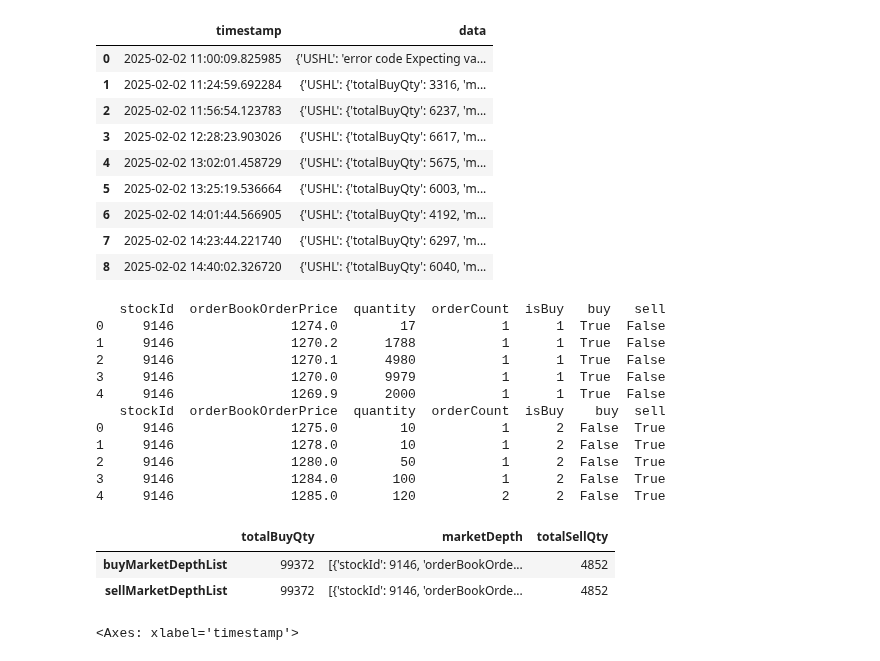
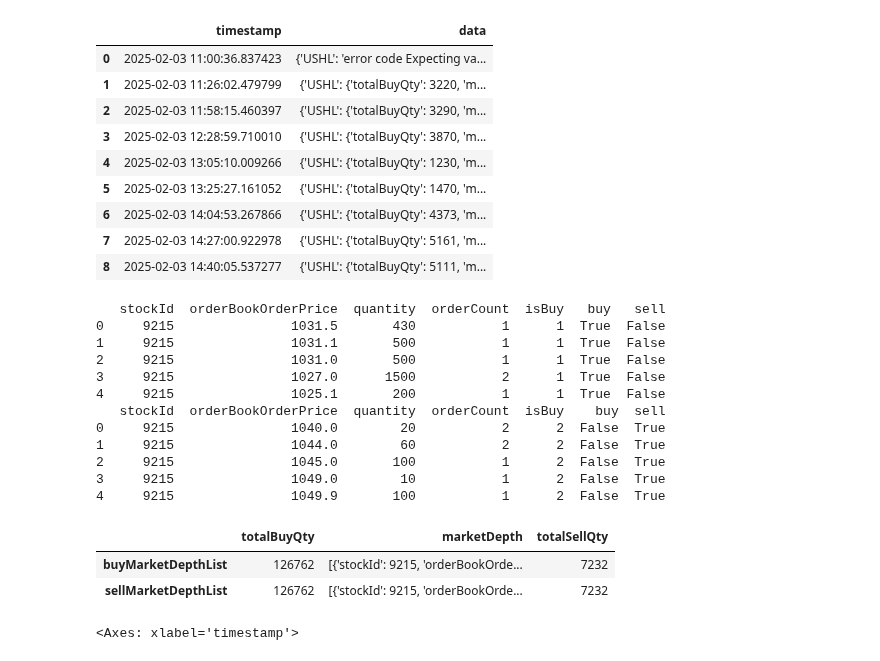
Before and after one commit to madhuko/nepse_depth, a Jupyter notebook: analytics.ipynb, the cells around one changed output. Drawn from its saved outputs; the diff is of its cells as text; code cells hidden in the pictures.

```diff
--- a/analytics.ipynb
+++ b/analytics.ipynb
@@ -9,20 +9,20 @@ import glob
 nepse = AsyncNepse()
 nepse.setTLSVerification(False)  # Temporary, until NEPSE sorts its SSL certificate problem
 # %%
-df=pd.read_json(r'files\2025\2025-02-02.json')
+df=pd.read_json(r'files\2025\2025-02-03.json')
 # df['id']=df['marketDepth'][0].get('buyMarketDepthList')[0].get('stockId')
 df
 # %% [output]
 |  | timestamp | data |
-| 0 | 2025-02-02 11:00:09.825985 | {'USHL': 'error code Expecting va... |
-| 1 | 2025-02-02 11:24:59.692284 | {'USHL': {'totalBuyQty': 3316, 'm... |
-| 2 | 2025-02-02 11:56:54.123783 | {'USHL': {'totalBuyQty': 6237, 'm... |
-| 3 | 2025-02-02 12:28:23.903026 | {'USHL': {'totalBuyQty': 6617, 'm... |
-| 4 | 2025-02-02 13:02:01.458729 | {'USHL': {'totalBuyQty': 5675, 'm... |
-| 5 | 2025-02-02 13:25:19.536664 | {'USHL': {'totalBuyQty': 6003, 'm... |
-| 6 | 2025-02-02 14:01:44.566905 | {'USHL': {'totalBuyQty': 4192, 'm... |
-| 7 | 2025-02-02 14:23:44.221740 | {'USHL': {'totalBuyQty': 6297, 'm... |
-| 8 | 2025-02-02 14:40:02.326720 | {'USHL': {'totalBuyQty': 6040, 'm... |
+| 0 | 2025-02-03 11:00:36.837423 | {'USHL': 'error code Expecting va... |
+| 1 | 2025-02-03 11:26:02.479799 | {'USHL': {'totalBuyQty': 3220, 'm... |
+| 2 | 2025-02-03 11:58:15.460397 | {'USHL': {'totalBuyQty': 3290, 'm... |
+| 3 | 2025-02-03 12:28:59.710010 | {'USHL': {'totalBuyQty': 3870, 'm... |
+| 4 | 2025-02-03 13:05:10.009266 | {'USHL': {'totalBuyQty': 1230, 'm... |
+| 5 | 2025-02-03 13:25:27.161052 | {'USHL': {'totalBuyQty': 1470, 'm... |
+| 6 | 2025-02-03 14:04:53.267866 | {'USHL': {'totalBuyQty': 4373, 'm... |
+| 7 | 2025-02-03 14:27:00.922978 | {'USHL': {'totalBuyQty': 5161, 'm... |
+| 8 | 2025-02-03 14:40:05.537277 | {'USHL': {'totalBuyQty': 5111, 'm... |
 # %%
 df_combined = pd.DataFrame()
 for i in df.index:
@@ -39,7 +39,7 @@ df_combined=pd.merge(df_combined, pd.DataFrame.from_dict(await nepse.getCompanyL
 df_combined.to_clipboard(index=False)
 # %%
 pos=7
-script="SMHL"
+script="MSHL"
 
 dict=df.iloc[pos]['data'][script]
 df1=pd.DataFrame.from_dict(dict["marketDepth"]["buyMarketDepthList"])
@@ -51,20 +51,20 @@ print(df2)
 pd.DataFrame.from_dict(dict)
 # %% [output]
    stockId  orderBookOrderPrice  quantity  orderCount  isBuy   buy   sell
-0     9146               1274.0        17           1      1  True  False
-1     9146               1270.2      1788           1      1  True  False
-2     9146               1270.1      4980           1      1  True  False
-3     9146               1270.0      9979           1      1  True  False
-4     9146               1269.9      2000           1      1  True  False
+0     9215               1031.5       430           1      1  True  False
+1     9215               1031.1       500           1      1  True  False
+2     9215               1031.0       500           1      1  True  False
+3     9215               1027.0      1500           2      1  True  False
+4     9215               1025.1       200           1      1  True  False
    stockId  orderBookOrderPrice  quantity  orderCount  isBuy    buy  sell
-0     9146               1275.0        10           1      2  False  True
-1     9146               1278.0        10           1      2  False  True
-2     9146               1280.0        50           1      2  False  True
-3     9146               1284.0       100           1      2  False  True
-4     9146               1285.0       120           2      2  False  True
+0     9215               1040.0        20           2      2  False  True
+1     9215               1044.0        60           2      2  False  True
+2     9215               1045.0       100           1      2  False  True
+3     9215               1049.0        10           1      2  False  True
+4     9215               1049.9       100           1      2  False  True
 |  | totalBuyQty | marketDepth | totalSellQty |
-| buyMarketDepthList | 99372 | [{'stockId': 9146, 'orderBookOrde... | 4852 |
-| sellMarketDepthList | 99372 | [{'stockId': 9146, 'orderBookOrde... | 4852 |
+| buyMarketDepthList | 126762 | [{'stockId': 9215, 'orderBookOrde... | 7232 |
+| sellMarketDepthList | 126762 | [{'stockId': 9215, 'orderBookOrde... | 7232 |
 # %%
 
 # Initialize an empty DataFrame
```
